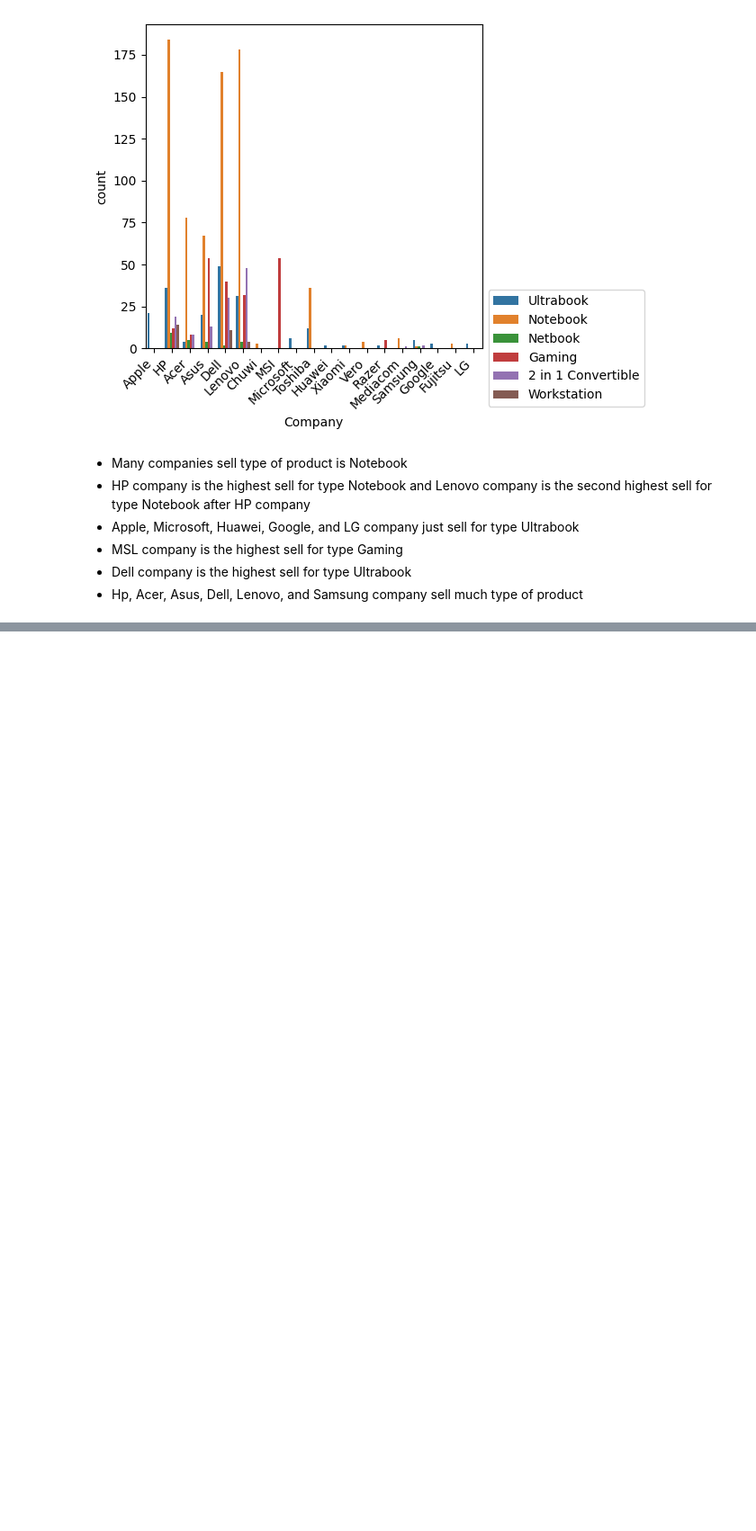
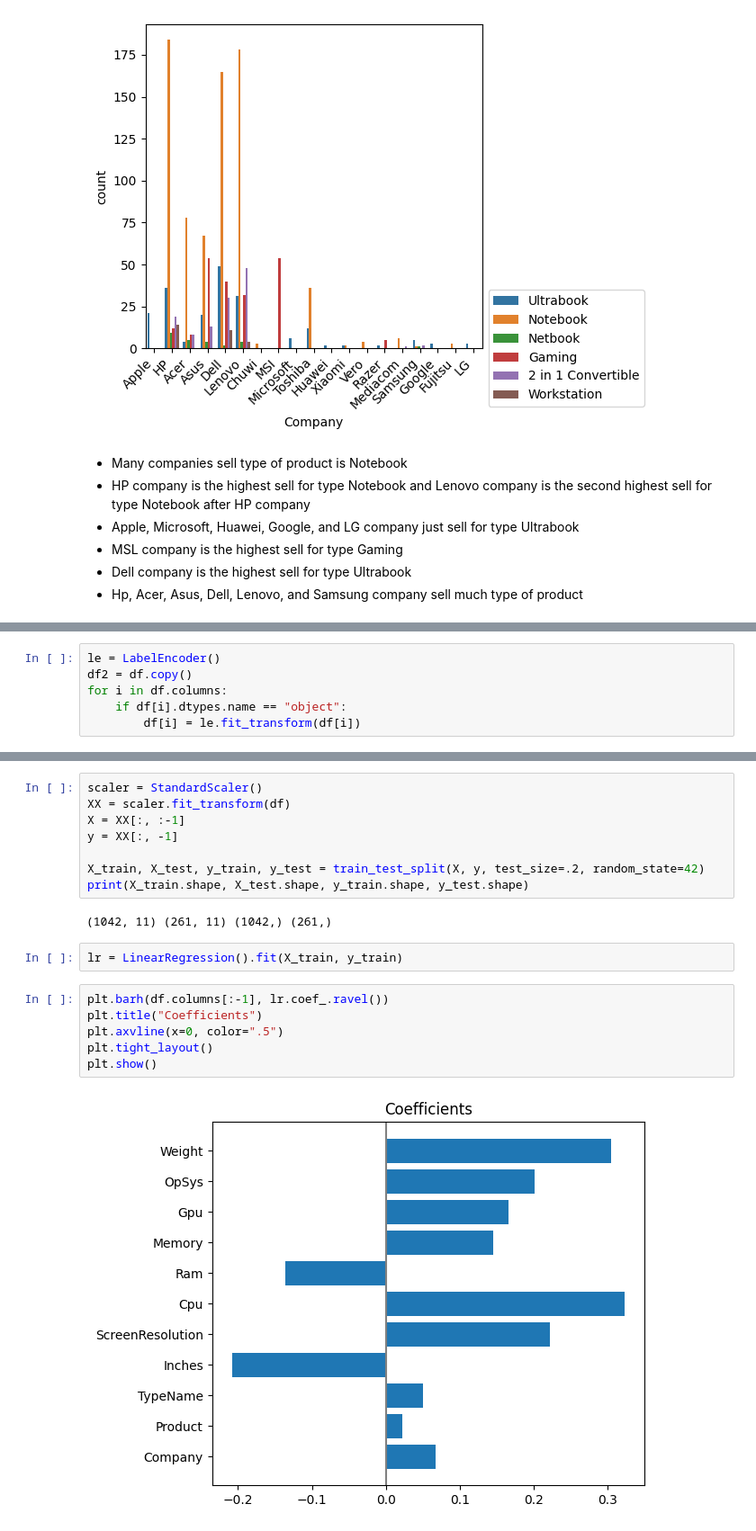
Before and after one commit to dhonihanif/Lapto_price_predictions, a Jupyter notebook: laptop.ipynb, the cells around one changed output, grey strips where cells are left out. Shown at 90% size. Saved outputs shown, nothing was run; the diff lists cells and outputs as text; blank space fills up the shorter version.

```diff
--- a/laptop.ipynb
+++ b/laptop.ipynb
@@ -466,0 +490,6 @@ plt.show()
+# %%
+le = LabelEncoder()
+df2 = df.copy()
+for i in df.columns:
+    if df[i].dtypes.name == "object":
+        df[i] = le.fit_transform(df[i])
@@ -466,0 +505,20 @@ plt.show()
+# %%
+scaler = StandardScaler()
+XX = scaler.fit_transform(df)
+X = XX[:, :-1]
+y = XX[:, -1]
+
+X_train, X_test, y_train, y_test = train_test_split(X, y, test_size=.2, random_state=42)
+print(X_train.shape, X_test.shape, y_train.shape, y_test.shape)
+# %% [output]
+(1042, 11) (261, 11) (1042,) (261,)
+# %%
+lr = LinearRegression().fit(X_train, y_train)
+# %%
+plt.barh(df.columns[:-1], lr.coef_.ravel())
+plt.title("Coefficients")
+plt.axvline(x=0, color=".5")
+plt.tight_layout()
+plt.show()
+# %% [output]
+[figure, added]
```
Also changed, not shown: parts of 27 cells of this notebook.
